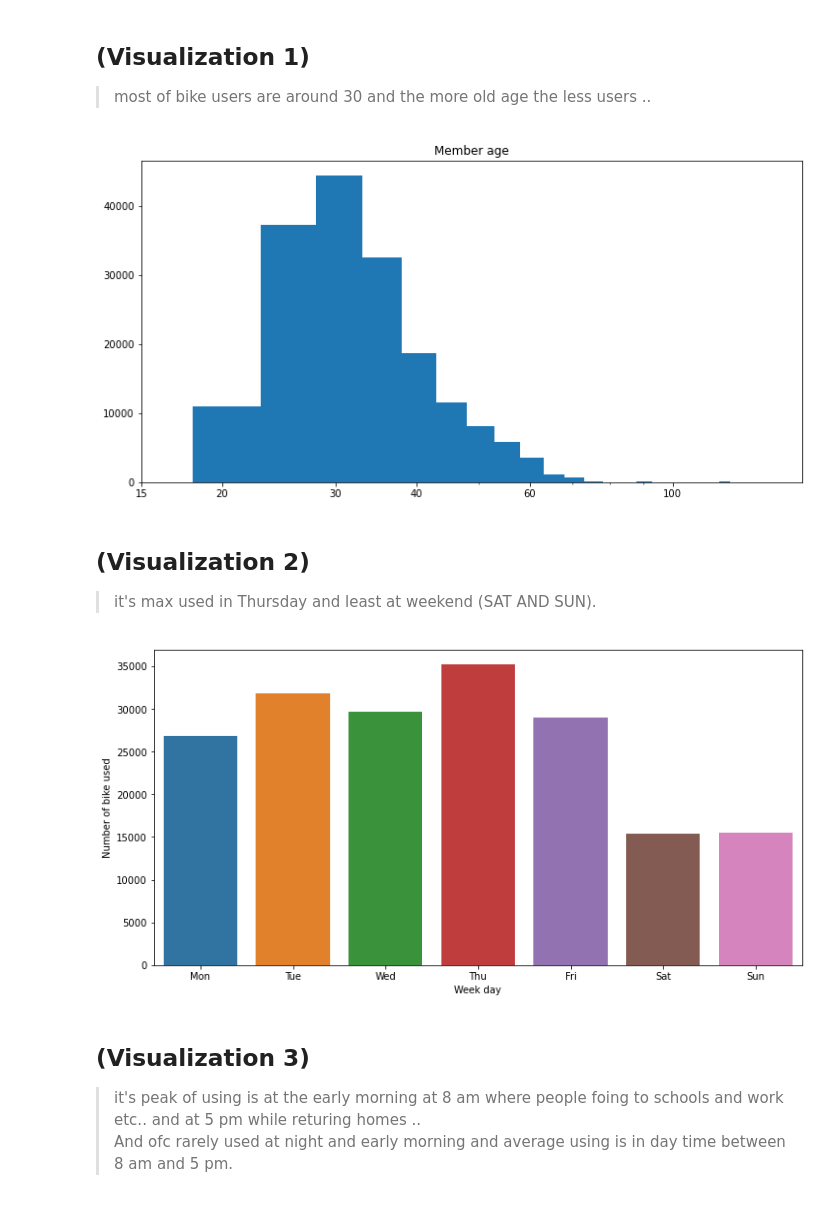
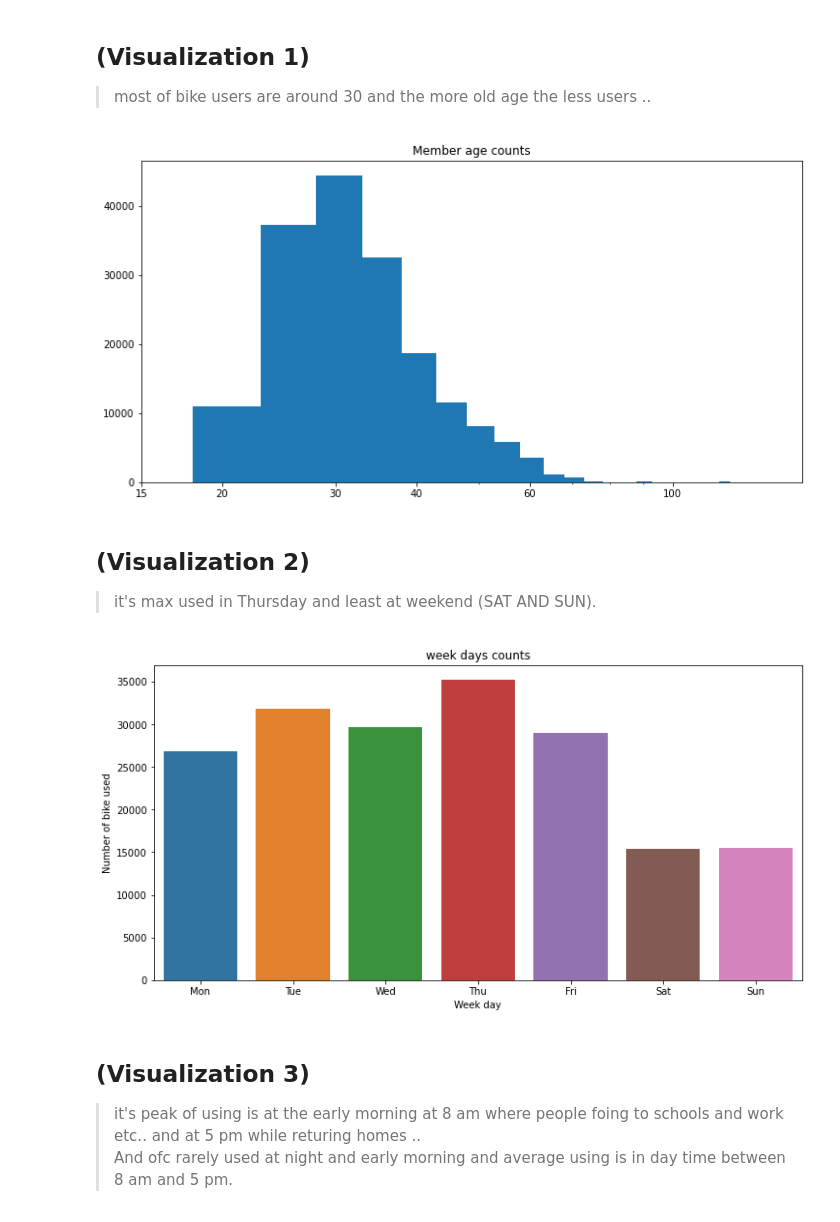
Before and after one commit to Theabdelkader/Communicate-Data-Findings-Ford-GoBike-System, a Jupyter notebook: slide_deck_template.ipynb, the cells around one changed output. Drawn from its saved outputs; the diff is of its cells as text; code cells hidden in the pictures.

```diff
--- a/slide_deck_template.ipynb
+++ b/slide_deck_template.ipynb
@@ -41,13 +41,13 @@ ticks = [15,20,30,40,60,100]
 labels = ['{}'.format(v) for v in ticks]
 plt.figure(figsize=(12,6))
 plt.hist(df['Age'],bins = bins);
-plt.title('Member age');
+plt.title('Member age counts');
 plt.xscale('log');
 # as we see it became more normalized
 plt.xticks(ticks, labels);
 # now figure became much better visualizing
 # %% [output]
-[figure, old version]
+[figure, new version]
 # %% [markdown]
 ## (Visualization 2)
 
@@ -55,22 +55,23 @@ plt.xticks(ticks, labels);
 # %%
 # seaborn.countplot Show the counts of observations in each categorical bin using bars
 # Change data type start_time end_time from object to datetime.
 df['start_time'] = pd.to_datetime(df['start_time'])
 df['end_time'] = pd.to_datetime(df['end_time'])
 # change duration_sec to duration in minutes to be like daily used data by people
 df['duration_sec'] = df['duration_sec']/60
 df.rename(columns= {"duration_sec":"duration_min"}, inplace = True )
 df['start_month']=df['start_time'].dt.strftime('%B')
 df['start_Weak_day']=df['start_time'].dt.strftime('%a')
 df['start_hour']=df['start_time'].dt.hour
 df['day_of_month']=df['start_time'].dt.strftime('%d')
 daysofweak=['Mon', 'Tue', 'Wed', 'Thu', 'Fri', 'Sat', 'Sun']
 plt.figure(figsize=(12,6))
 sb.countplot(data=df, x='start_Weak_day',order=daysofweak);
 plt.xlabel('Week day');
 plt.ylabel('Number of bike used');
+plt.title('week days counts');
 # %% [output]
-[figure, old version]
+[figure, new version]
 # %% [markdown]
 ## (Visualization 3)
 
```
Also changed, not shown: parts of 5 cells of this notebook, 3 other files.
